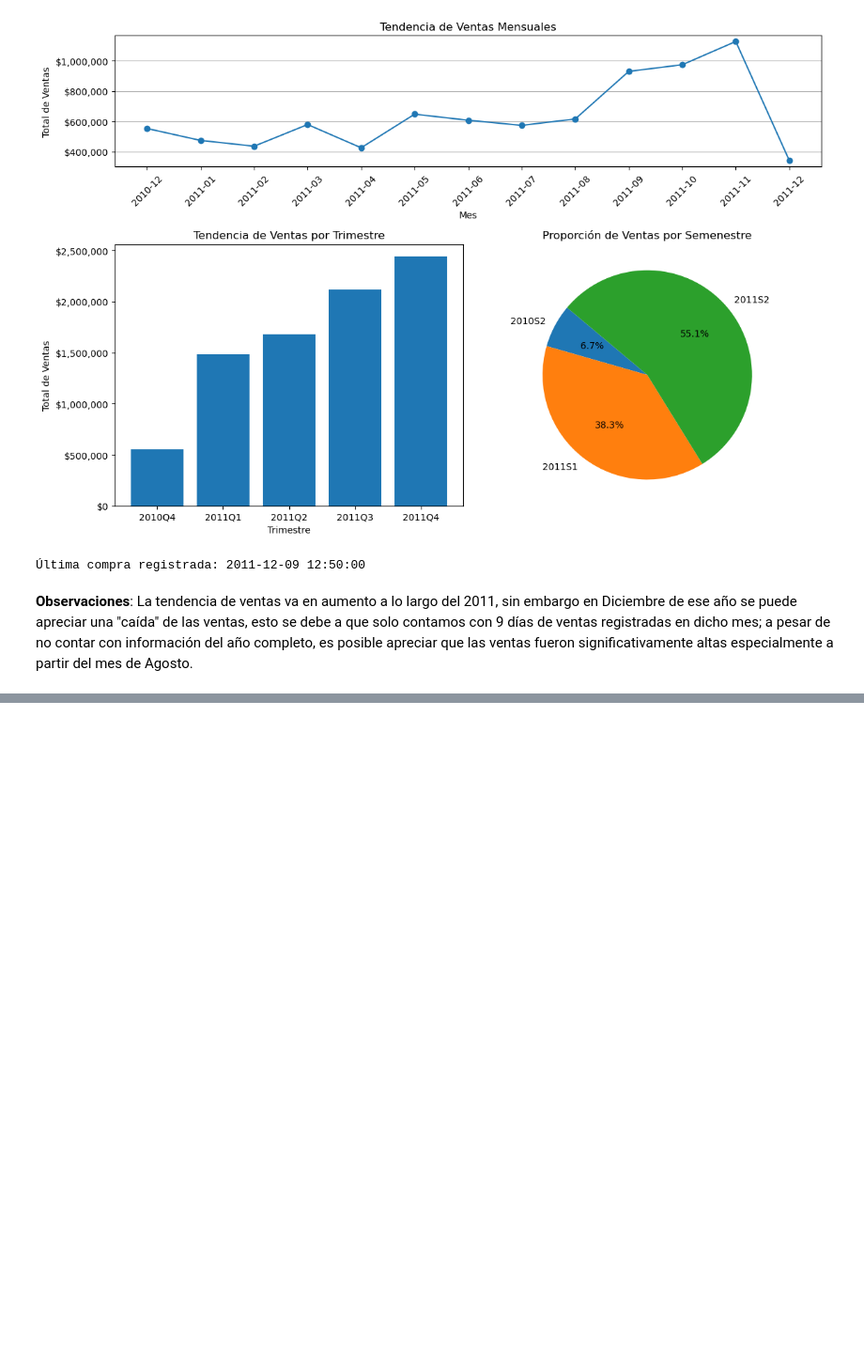
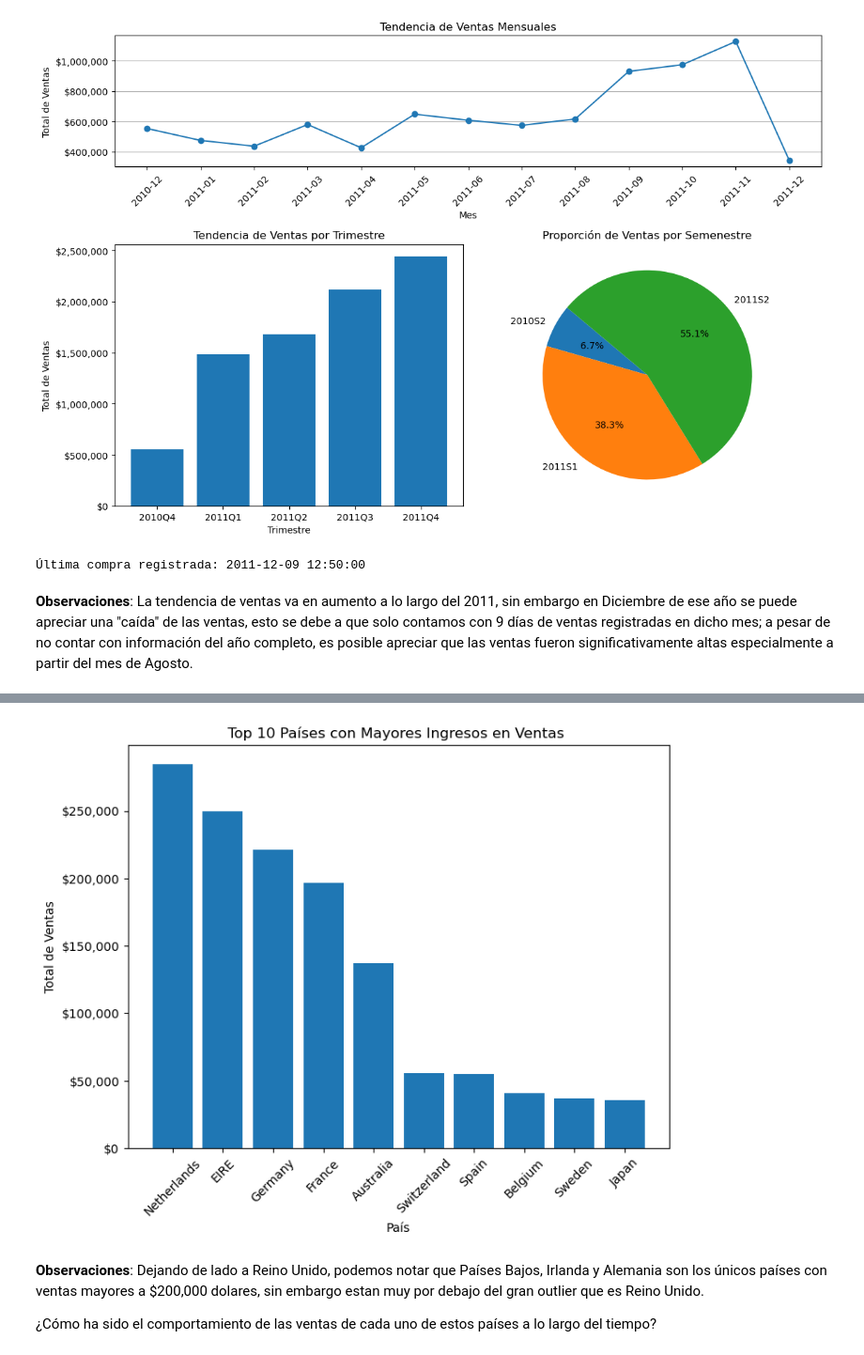
Before and after one commit to pahoalapizco/python_for_data_science, a Jupyter notebook: notebooks/4.0-numpy_pandas_da-analysis_01.ipynb, the cells around one changed output, grey strips where cells are left out. Shown at 94% size. Drawn from its saved outputs; the diff is of its cells as text; code cells hidden in the pictures; blank space fills up the shorter version.

```diff
--- a/notebooks/4.0-numpy_pandas_da-analysis_01.ipynb
+++ b/notebooks/4.0-numpy_pandas_da-analysis_01.ipynb
@@ -593,0 +619,21 @@ print(f"Última compra registrada: {last_invoice}")
+# %%
+plt.figure(figsize=(8,6))
+
+plt.bar(
+  top10_sales_by_country["Country"],
+  top10_sales_by_country["TotalAmount"]
+)
+
+plt.title("Top 10 Países con Mayores Ingresos en Ventas ")
+plt.xlabel("País")
+plt.ylabel("Total de Ventas")
+plt.gca().yaxis.set_major_formatter(money_formatter)
+
+plt.xticks(rotation=45);
+# %% [output]
+[figure, added]
+# %% [markdown]
+**Observaciones**: Dejando de lado a Reino Unido, podemos notar que Países Bajos, Irlanda y Alemania son los únicos países con ventas mayores a $200,000 dolares, sin embargo estan muy por debajo del gran outlier que es Reino Unido.
+
+
+¿Cómo ha sido el comportamiento de las ventas de cada uno de estos países a lo largo del tiempo?
```
Also changed, not shown: parts of 9 cells of this notebook.
